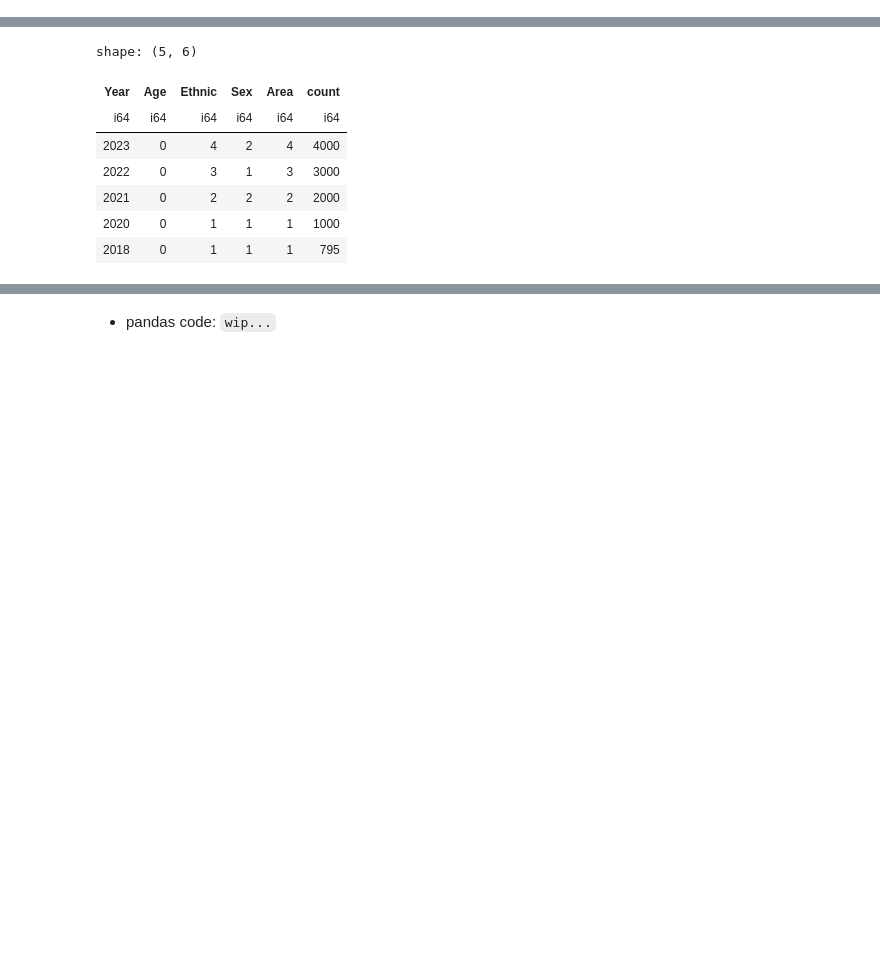
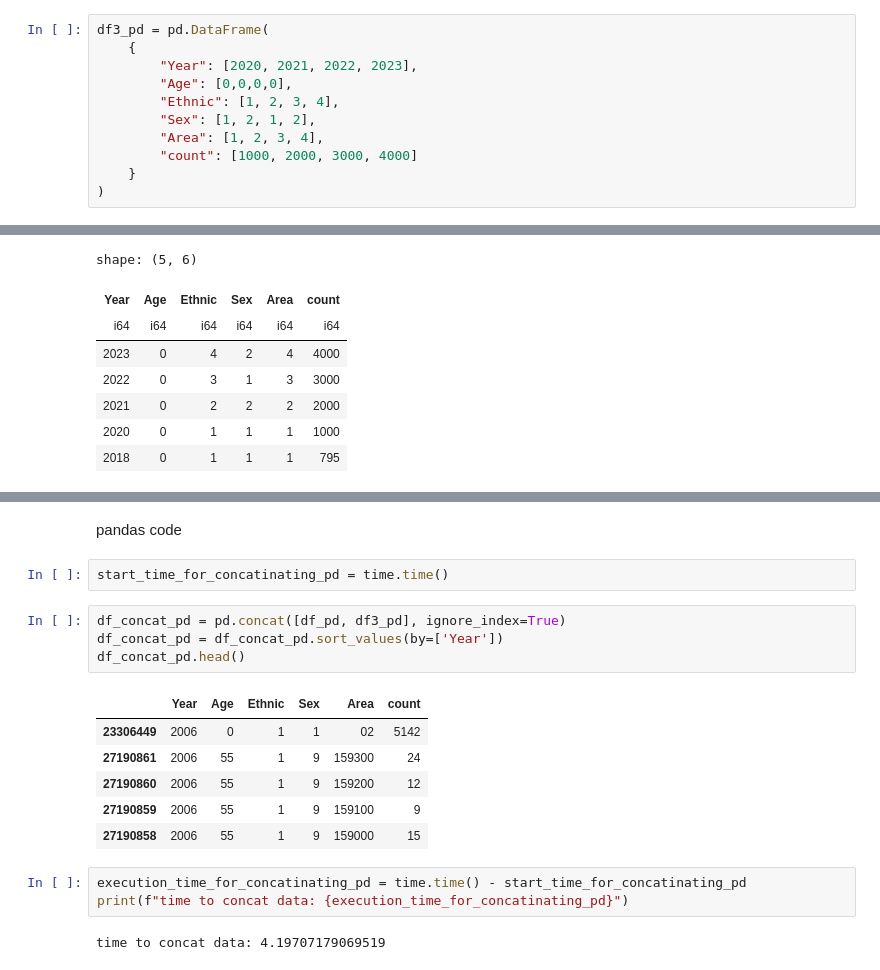
Before and after one commit to riju18/polars-vs-pandas-deepdive, a Jupyter notebook: polars_eda.ipynb, the cells around one changed output, grey strips where cells are left out. Cells and saved outputs as stored; diff of their text form; blank space fills up the shorter version.

Commit message:
[Update] - time comparison of concatinating for both polars and pandas

```diff
--- a/polars_eda.ipynb
+++ b/polars_eda.ipynb
@@ -566,6 +566,17 @@ df3 = pl.DataFrame(
         "count": [1000, 2000, 3000, 4000]
     }
 )
+# %%
+df3_pd = pd.DataFrame(
+    {
+        "Year": [2020, 2021, 2022, 2023],
+        "Age": [0,0,0,0],
+        "Ethnic": [1, 2, 3, 4],
+        "Sex": [1, 2, 1, 2],
+        "Area": [1, 2, 3, 4],
+        "count": [1000, 2000, 3000, 4000]
+    }
+)
 # %% [markdown]
 - polars code
 # %%
@@ -593,2 +604,20 @@ time to concat data: 1.6661570072174072
-# %% [markdown]
-- pandas code: `wip...`
+# %% [markdown]
+pandas code
+# %%
+start_time_for_concatinating_pd = time.time()
+# %%
+df_concat_pd = pd.concat([df_pd, df3_pd], ignore_index=True)
+df_concat_pd = df_concat_pd.sort_values(by=['Year'])
+df_concat_pd.head()
+# %% [output]
+|  | Year | Age | Ethnic | Sex | Area | count |
+| 23306449 | 2006 | 0 | 1 | 1 | 02 | 5142 |
+| 27190861 | 2006 | 55 | 1 | 9 | 159300 | 24 |
+| 27190860 | 2006 | 55 | 1 | 9 | 159200 | 12 |
+| 27190859 | 2006 | 55 | 1 | 9 | 159100 | 9 |
+| 27190858 | 2006 | 55 | 1 | 9 | 159000 | 15 |
+# %%
+execution_time_for_concatinating_pd = time.time() - start_time_for_concatinating_pd
+print(f"time to concat data: {execution_time_for_concatinating_pd}")
+# %% [output]
+time to concat data: 4.19707179069519
```
Also changed, not shown: parts of 14 cells of this notebook.
